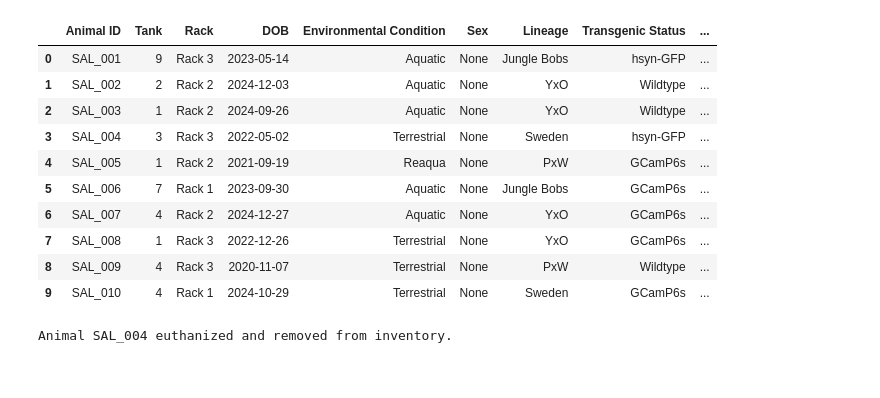
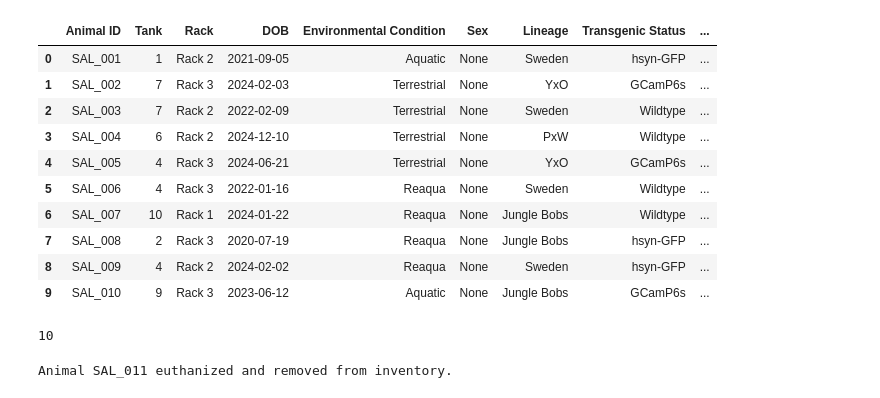
Before and after one commit to jamiewoych/pleuro-parser, a Jupyter notebook: mini_project/notebooks/mini_project.ipynb, the cells around one changed output. Saved outputs shown, nothing was run; the diff lists cells and outputs as text; code cells hidden in the pictures.

```diff
--- a/mini_project/notebooks/mini_project.ipynb
+++ b/mini_project/notebooks/mini_project.ipynb
@@ -7,23 +7,26 @@ import pandas as pd
 R = module.Rack(10)
 # %%
 R.inventory
-R.nu
 # %% [output]
 |  | Animal ID | Tank | Rack | DOB | Environmental Condition | Sex | Lineage | Transgenic Status | ... |
-| 0 | SAL_001 | 9 | Rack 3 | 2023-05-14 | Aquatic | None | Jungle Bobs | hsyn-GFP | ... |
-| 1 | SAL_002 | 2 | Rack 2 | 2024-12-03 | Aquatic | None | YxO | Wildtype | ... |
-| 2 | SAL_003 | 1 | Rack 2 | 2024-09-26 | Aquatic | None | YxO | Wildtype | ... |
-| 3 | SAL_004 | 3 | Rack 3 | 2022-05-02 | Terrestrial | None | Sweden | hsyn-GFP | ... |
-| 4 | SAL_005 | 1 | Rack 2 | 2021-09-19 | Reaqua | None | PxW | GCamP6s | ... |
-| 5 | SAL_006 | 7 | Rack 1 | 2023-09-30 | Aquatic | None | Jungle Bobs | GCamP6s | ... |
-| 6 | SAL_007 | 4 | Rack 2 | 2024-12-27 | Aquatic | None | YxO | GCamP6s | ... |
-| 7 | SAL_008 | 1 | Rack 3 | 2022-12-26 | Terrestrial | None | YxO | GCamP6s | ... |
-| 8 | SAL_009 | 4 | Rack 3 | 2020-11-07 | Terrestrial | None | PxW | Wildtype | ... |
-| 9 | SAL_010 | 4 | Rack 1 | 2024-10-29 | Terrestrial | None | Sweden | GCamP6s | ... |
+| 0 | SAL_001 | 1 | Rack 2 | 2021-09-05 | Aquatic | None | Sweden | hsyn-GFP | ... |
+| 1 | SAL_002 | 7 | Rack 3 | 2024-02-03 | Terrestrial | None | YxO | GCamP6s | ... |
+| 2 | SAL_003 | 7 | Rack 2 | 2022-02-09 | Terrestrial | None | Sweden | Wildtype | ... |
+| 3 | SAL_004 | 6 | Rack 2 | 2024-12-10 | Terrestrial | None | PxW | Wildtype | ... |
+| 4 | SAL_005 | 4 | Rack 3 | 2024-06-21 | Terrestrial | None | YxO | GCamP6s | ... |
+| 5 | SAL_006 | 4 | Rack 3 | 2022-01-16 | Reaqua | None | Sweden | Wildtype | ... |
+| 6 | SAL_007 | 10 | Rack 1 | 2024-01-22 | Reaqua | None | Jungle Bobs | Wildtype | ... |
+| 7 | SAL_008 | 2 | Rack 3 | 2020-07-19 | Reaqua | None | Jungle Bobs | hsyn-GFP | ... |
+| 8 | SAL_009 | 4 | Rack 2 | 2024-02-02 | Reaqua | None | Sweden | hsyn-GFP | ... |
+| 9 | SAL_010 | 9 | Rack 3 | 2023-06-12 | Aquatic | None | Jungle Bobs | GCamP6s | ... |
+# %%
+R.num_salamanders
+# %% [output]
+10
 # %%
-R.euthanize_animal('SAL_004','2025-3-6', 9, "Female", "Perfusion", "AOG", complications="None")
+R.euthanize_animal('SAL_011','2025-3-6', 9, "Female", "Histology", "AOG", complications="None")
 # %% [output]
-Animal SAL_004 euthanized and removed from inventory.
+Animal SAL_011 euthanized and removed from inventory.
 # %%
 R.inventory
 # %% [output]
```
Also changed, not shown: parts of 7 cells of this notebook, 5 other files.
